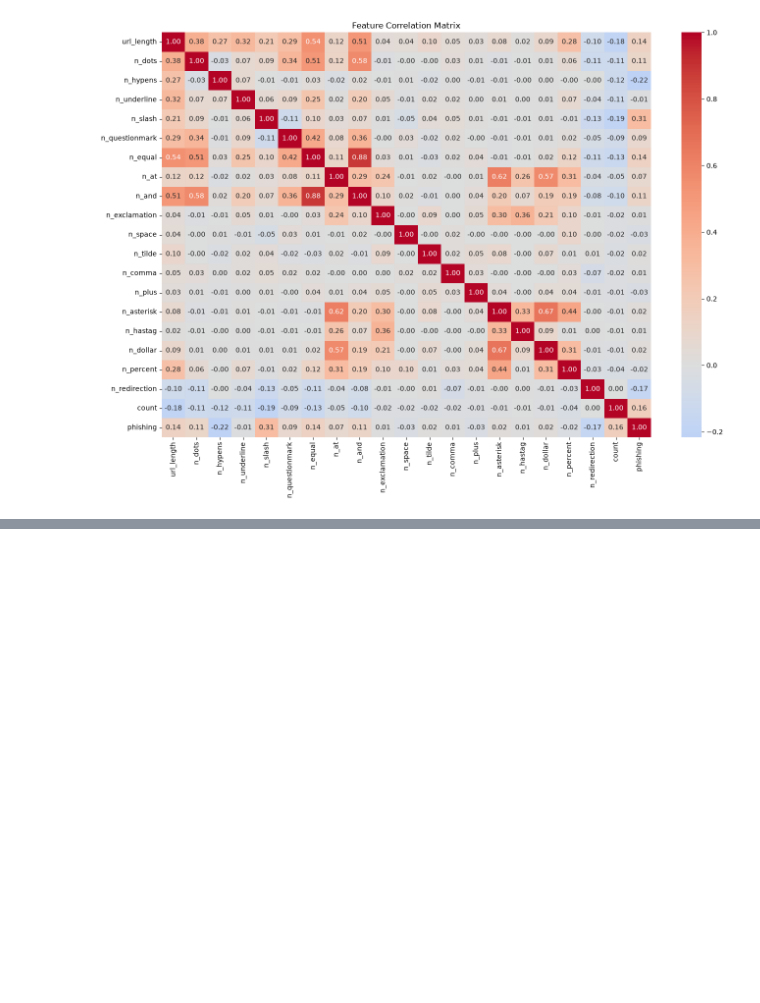
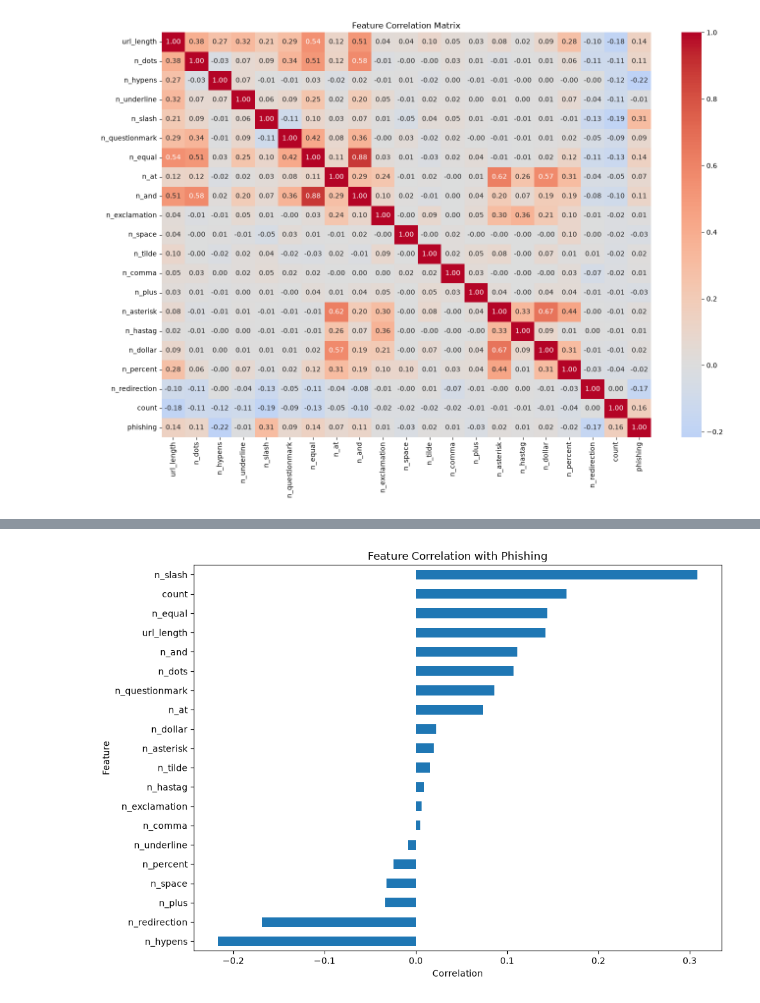
Before and after one commit to sreevatsarajesh/FML_project, a Jupyter notebook: phishing_detection_ml/notebooks/03_exploratory_analysis.ipynb, the cells around one changed output, grey strips where cells are left out. Saved outputs shown, nothing was run; the diff lists cells and outputs as text; code cells hidden in the pictures; blank space fills up the shorter version.

```diff
--- a/phishing_detection_ml/notebooks/03_exploratory_analysis.ipynb
+++ b/phishing_detection_ml/notebooks/03_exploratory_analysis.ipynb
@@ -139,0 +158,13 @@ print(target_correlation.round(3))
+# %%
+plt.figure(figsize=(10, 7))
+
+target_correlation.sort_values().plot(kind="barh")
+
+plt.title("Feature Correlation with Phishing")
+plt.xlabel("Correlation")
+plt.ylabel("Feature")
+
+plt.tight_layout()
+plt.show()
+# %% [output]
+[figure, added]
```
Also changed, not shown: parts of 1 cell of this notebook.
